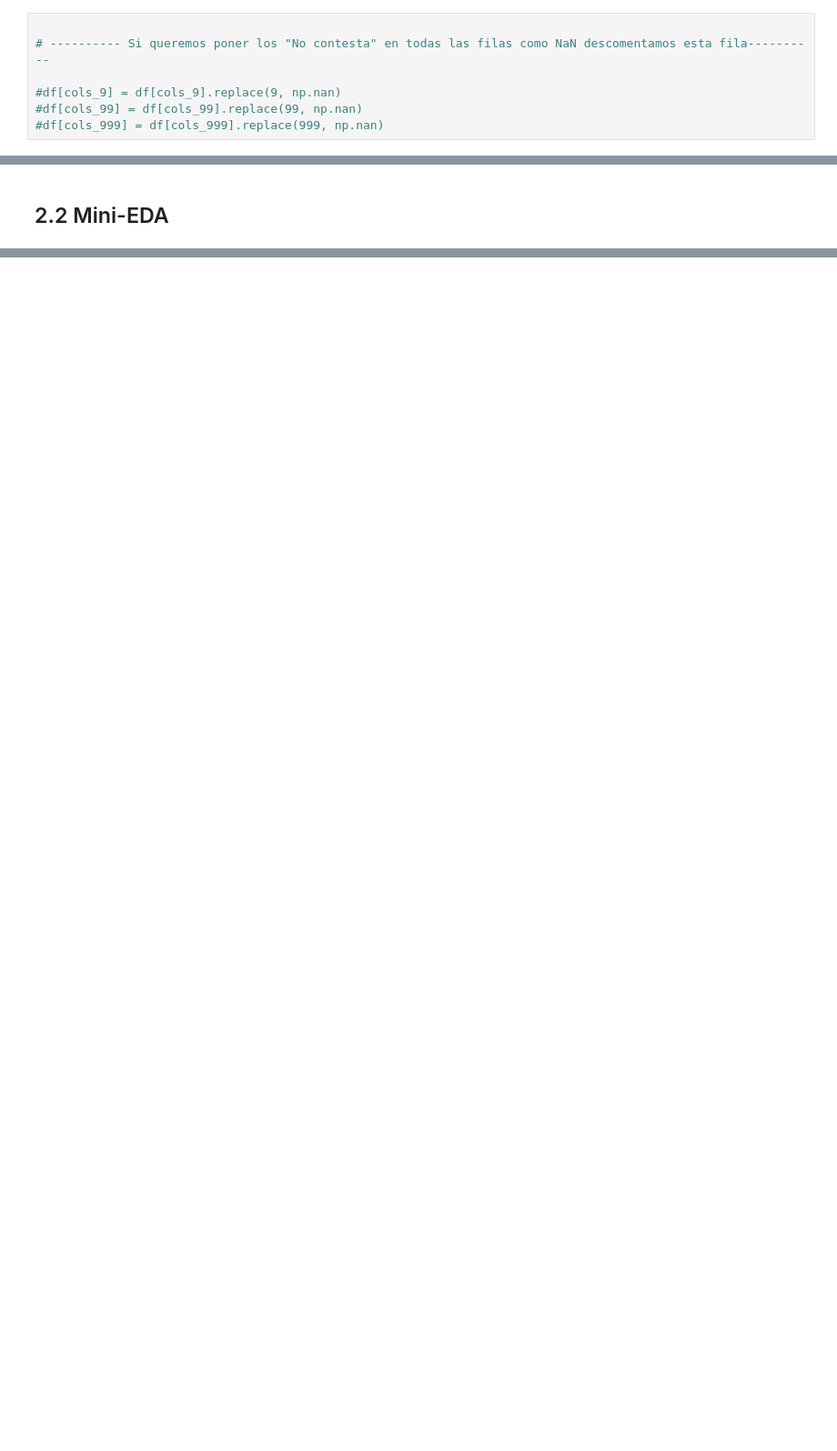
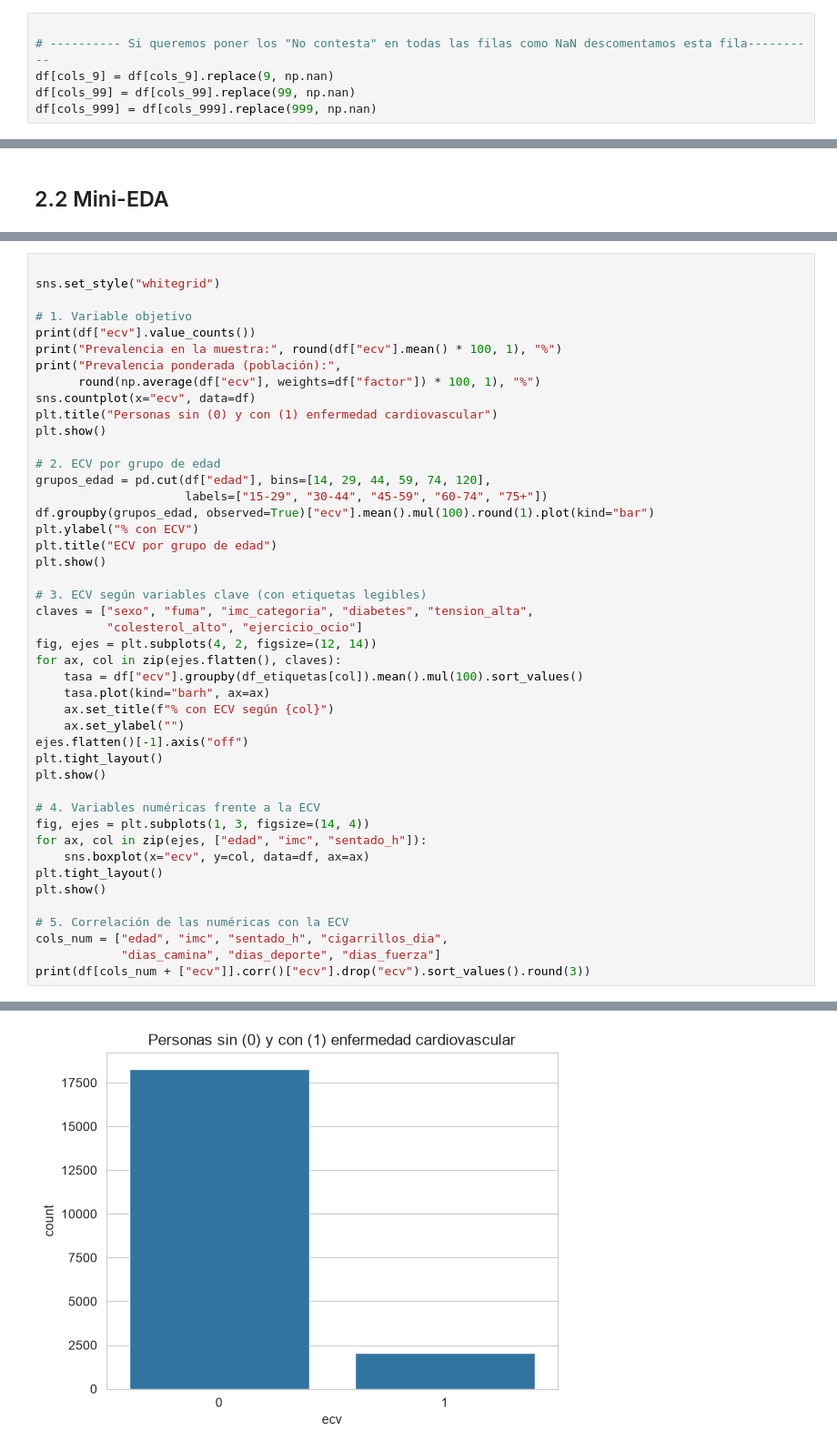
Before and after one commit to jorgeshzhndz/Riesgo_Cardiovascular_ML, a Jupyter notebook: notebooks/02_LimpiezaEDA.ipynb, the cells around one changed output, grey strips where cells are left out. Shown at 91% size. Cells and saved outputs as stored; diff of their text form; blank space fills up the shorter version.

```diff
--- a/notebooks/02_LimpiezaEDA.ipynb
+++ b/notebooks/02_LimpiezaEDA.ipynb
@@ -79,10 +79,9 @@ df[["dias_camina", "dias_deporte", "dias_fuerza"]] = df[["dias_camina", "dias_de
 # %%
 
 # ---------- Si queremos poner los "No contesta" en todas las filas como NaN descomentamos esta fila----------
-
-#df[cols_9] = df[cols_9].replace(9, np.nan)
-#df[cols_99] = df[cols_99].replace(99, np.nan)
-#df[cols_999] = df[cols_999].replace(999, np.nan)
+df[cols_9] = df[cols_9].replace(9, np.nan)
+df[cols_99] = df[cols_99].replace(99, np.nan)
+df[cols_999] = df[cols_999].replace(999, np.nan)
 # %% [markdown]
 Definición de nuestra variable objetivo
 # %%
@@ -195,0 +138,46 @@ ValueError: Could not interpret value `horas_sentado` for `y`. An entry with thi
+# %%
+
+sns.set_style("whitegrid")
+
+# 1. Variable objetivo
+print(df["ecv"].value_counts())
+print("Prevalencia en la muestra:", round(df["ecv"].mean() * 100, 1), "%")
+print("Prevalencia ponderada (población):",
+      round(np.average(df["ecv"], weights=df["factor"]) * 100, 1), "%")
+sns.countplot(x="ecv", data=df)
+plt.title("Personas sin (0) y con (1) enfermedad cardiovascular")
+plt.show()
+
+# 2. ECV por grupo de edad
+grupos_edad = pd.cut(df["edad"], bins=[14, 29, 44, 59, 74, 120],
+                     labels=["15-29", "30-44", "45-59", "60-74", "75+"])
+df.groupby(grupos_edad, observed=True)["ecv"].mean().mul(100).round(1).plot(kind="bar")
+plt.ylabel("% con ECV")
+plt.title("ECV por grupo de edad")
+plt.show()
+
+# 3. ECV según variables clave (con etiquetas legibles)
+claves = ["sexo", "fuma", "imc_categoria", "diabetes", "tension_alta",
+          "colesterol_alto", "ejercicio_ocio"]
+fig, ejes = plt.subplots(4, 2, figsize=(12, 14))
+for ax, col in zip(ejes.flatten(), claves):
+    tasa = df["ecv"].groupby(df_etiquetas[col]).mean().mul(100).sort_values()
+    tasa.plot(kind="barh", ax=ax)
+    ax.set_title(f"% con ECV según {col}")
+    ax.set_ylabel("")
+ejes.flatten()[-1].axis("off")
+plt.tight_layout()
+plt.show()
+
+# 4. Variables numéricas frente a la ECV
+fig, ejes = plt.subplots(1, 3, figsize=(14, 4))
+for ax, col in zip(ejes, ["edad", "imc", "sentado_h"]):
+    sns.boxplot(x="ecv", y=col, data=df, ax=ax)
+plt.tight_layout()
+plt.show()
+
+# 5. Correlación de las numéricas con la ECV
+cols_num = ["edad", "imc", "sentado_h", "cigarrillos_dia",
+            "dias_camina", "dias_deporte", "dias_fuerza"]
+print(df[cols_num + ["ecv"]].corr()["ecv"].drop("ecv").sort_values().round(3))
+# %% [output]
@@ -195,0 +190 @@ ValueError: Could not interpret value `horas_sentado` for `y`. An entry with thi
+[figure, added]
```
Also changed, not shown: parts of 8 cells of this notebook, 18 other files.
